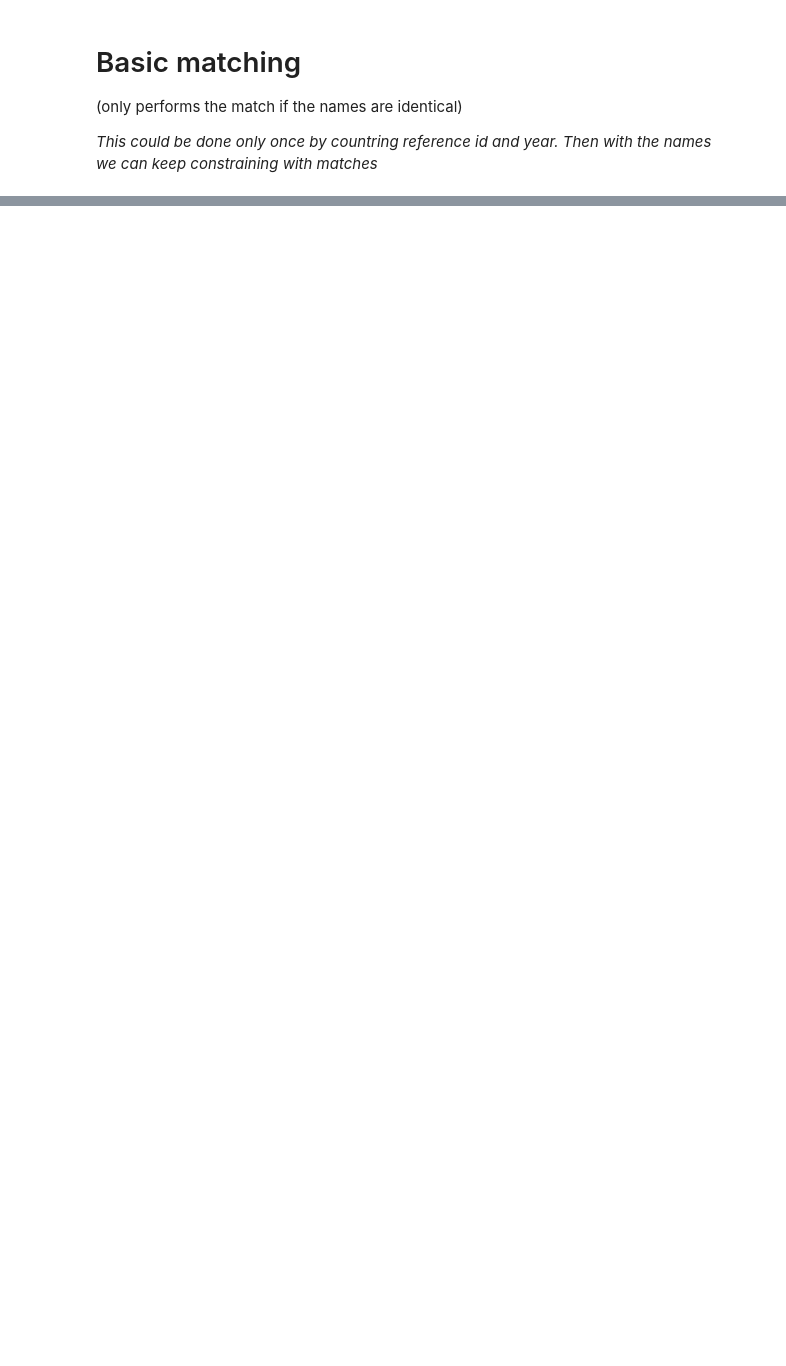
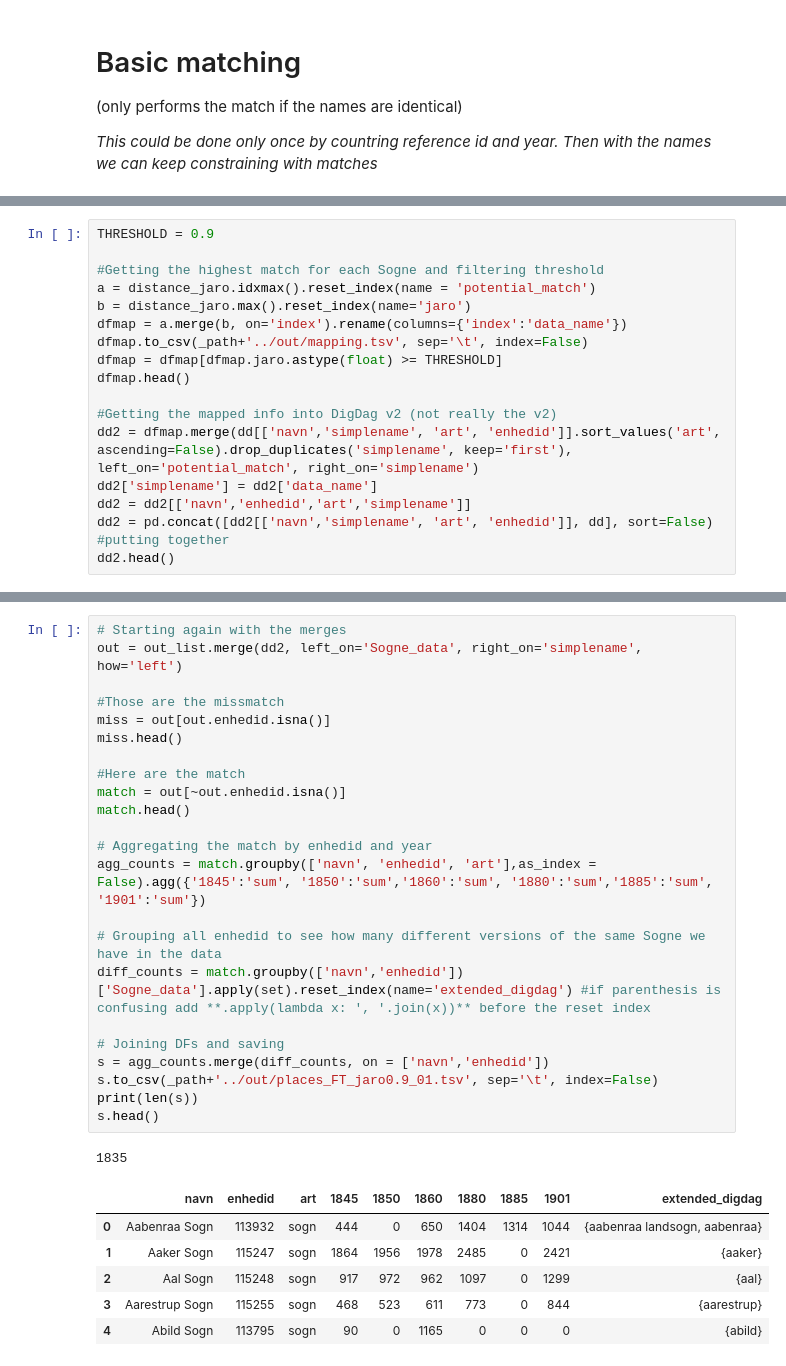
Before and after one commit to link-lives/city-standardization, a Jupyter notebook: city_unification.ipynb, the cells around one changed output, grey strips where cells are left out. Cells and saved outputs as stored; diff of their text form; blank space fills up the shorter version.

```diff
--- a/city_unification.ipynb
+++ b/city_unification.ipynb
@@ -475,0 +376,17 @@ jaro09.head()
+# %%
+THRESHOLD = 0.9
+
+#Getting the highest match for each Sogne and filtering threshold
+a = distance_jaro.idxmax().reset_index(name = 'potential_match')
+b = distance_jaro.max().reset_index(name='jaro')
+dfmap = a.merge(b, on='index').rename(columns={'index':'data_name'})
+dfmap.to_csv(_path+'../out/mapping.tsv', sep='\t', index=False)
+dfmap = dfmap[dfmap.jaro.astype(float) >= THRESHOLD]
+dfmap.head()
+
+#Getting the mapped info into DigDag v2 (not really the v2)
+dd2 = dfmap.merge(dd[['navn','simplename', 'art', 'enhedid']].sort_values('art', ascending=False).drop_duplicates('simplename', keep='first'), left_on='potential_match', right_on='simplename')
+dd2['simplename'] = dd2['data_name']
+dd2 = dd2[['navn','enhedid','art','simplename']]
+dd2 = pd.concat([dd2[['navn','simplename', 'art', 'enhedid']], dd], sort=False) #putting together
+dd2.head()
@@ -475,0 +400,31 @@ jaro09.head()
+# %%
+# Starting again with the merges
+out = out_list.merge(dd2, left_on='Sogne_data', right_on='simplename', how='left')
+
+#Those are the missmatch
+miss = out[out.enhedid.isna()]
+miss.head()
+
+#Here are the match
+match = out[~out.enhedid.isna()]
+match.head()
+
+# Aggregating the match by enhedid and year
+agg_counts = match.groupby(['navn', 'enhedid', 'art'],as_index = False).agg({'1845':'sum', '1850':'sum','1860':'sum', '1880':'sum','1885':'sum', '1901':'sum'})
+
+# Grouping all enhedid to see how many different versions of the same Sogne we have in the data
+diff_counts = match.groupby(['navn','enhedid'])['Sogne_data'].apply(set).reset_index(name='extended_digdag') #if parenthesis is confusing add **.apply(lambda x: ', '.join(x))** before the reset index
+
+# Joining DFs and saving
+s = agg_counts.merge(diff_counts, on = ['navn','enhedid'])
+s.to_csv(_path+'../out/places_FT_jaro0.9_01.tsv', sep='\t', index=False)
+print(len(s))
+s.head()
+# %% [output]
+1835
+|  | navn | enhedid | art | 1845 | 1850 | 1860 | 1880 | 1885 | 1901 | extended_digdag |
+| 0 | Aabenraa Sogn | 113932 | sogn | 444 | 0 | 650 | 1404 | 1314 | 1044 | {aabenraa landsogn, aabenraa} |
+| 1 | Aaker Sogn | 115247 | sogn | 1864 | 1956 | 1978 | 2485 | 0 | 2421 | {aaker} |
+| 2 | Aal Sogn | 115248 | sogn | 917 | 972 | 962 | 1097 | 0 | 1299 | {aal} |
+| 3 | Aarestrup Sogn | 115255 | sogn | 468 | 523 | 611 | 773 | 0 | 844 | {aarestrup} |
+| 4 | Abild Sogn | 113795 | sogn | 90 | 0 | 1165 | 0 | 0 | 0 | {abild} |
```
Also changed, not shown: parts of 30 cells of this notebook.
